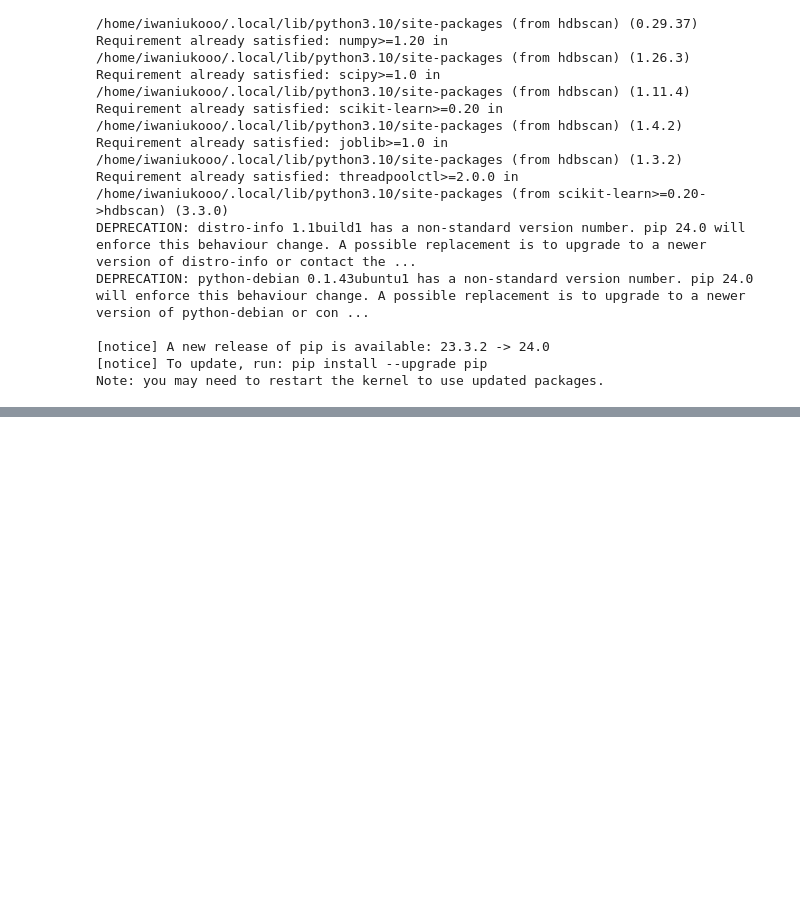
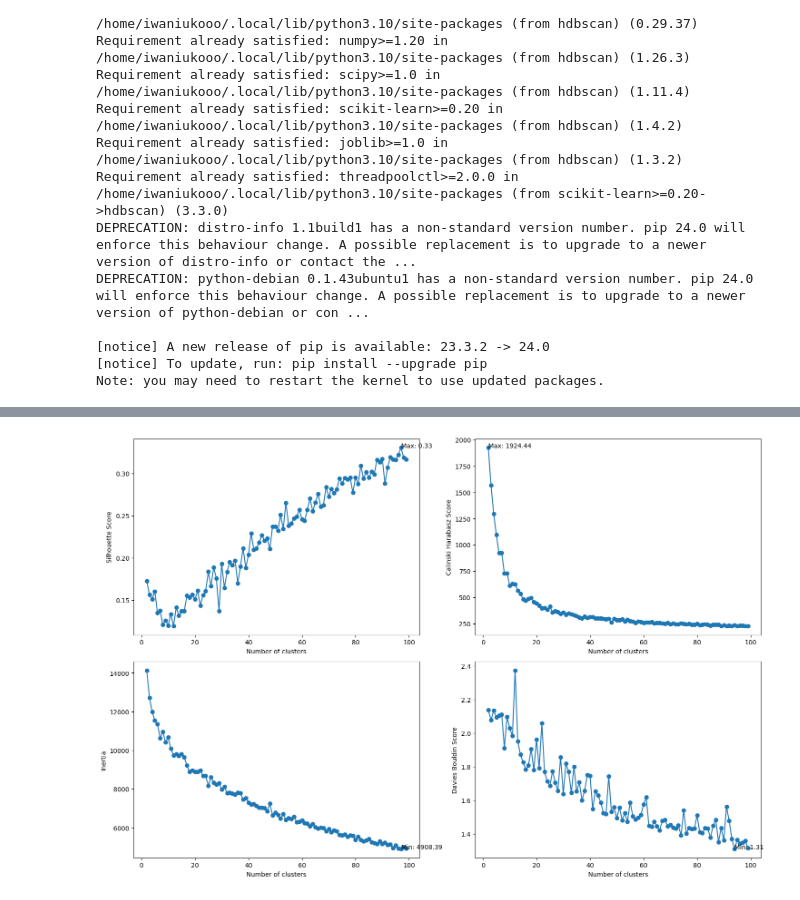
Before and after one commit to kowalskihubert/Google-Places-Clustering, a Jupyter notebook: models.ipynb, the cells around one changed output, grey strips where cells are left out. Cells and saved outputs as stored; diff of their text form; code cells hidden in the pictures; blank space fills up the shorter version.

```diff
--- a/models.ipynb
+++ b/models.ipynb
@@ -314,0 +396,11 @@ plt.show()
+# %%
+#do dummy on cluster_type, PCA n=100
+pca = PCA(n_components=100)
+pca.fit(df_train_scaled_original)
+
+#drop type_cluster from df_train_scaled and add PCA components. But I want it in dataframe
+df_pca = pd.DataFrame(pca.transform(df_train_scaled_original))
+# df_train = df_train.drop(['cluster_type'], axis=1)
+# df_train_scaled = pd.concat([df_train, df_pca], axis=1)
+
+df_pca.head()
@@ -314,0 +445,67 @@ plt.show()
+# %%
+from sklearn.cluster import KMeans
+from sklearn.metrics import silhouette_score, calinski_harabasz_score, davies_bouldin_score
+import matplotlib.pyplot as plt
+
+# Define the range of cluster numbers
+cluster_range = range(2, 100)  # Adjust as needed
+
+# Initialize lists to store the scores and cluster numbers
+silhouette_scores = []
+calinski_harabasz_scores = []
+inertia_scores = []
+davies_bouldin_scores = []
+cluster_numbers = []
+
+# Loop over the cluster numbers
+for n_clusters in cluster_range:
+    # Fit the KMeans model
+    kmeans = KMeans(n_clusters=n_clusters)
+    labels = kmeans.fit_predict(df_pca)
+
+    # Calculate the scores and append them to the lists
+    silhouette_scores.append(silhouette_score(df_pca, labels))
+    calinski_harabasz_scores.append(calinski_harabasz_score(df_pca, labels))
+    inertia_scores.append(kmeans.inertia_)
+    davies_bouldin_scores.append(davies_bouldin_score(df_pca, labels))
+    cluster_numbers.append(n_clusters)
+
+# Plot the scores
+plt.figure(figsize=(15, 10))
+
+plt.subplot(2, 2, 1)
+plt.plot(cluster_numbers, silhouette_scores, marker='o')
+plt.xlabel('Number of clusters')
+plt.ylabel('Silhouette Score')
+max_sil = max(silhouette_scores)
+max_sil_index = silhouette_scores.index(max_sil)
+plt.annotate(f'Max: {max_sil:.2f}', (cluster_numbers[max_sil_index], max_sil))
+
+plt.subplot(2, 2, 2)
+plt.plot(cluster_numbers, calinski_harabasz_scores, marker='o')
+plt.xlabel('Number of clusters')
+plt.ylabel('Calinski Harabasz Score')
+max_cal = max(calinski_harabasz_scores)
+max_cal_index = calinski_harabasz_scores.index(max_cal)
+plt.annotate(f'Max: {max_cal:.2f}', (cluster_numbers[max_cal_index], max_cal))
+
+plt.subplot(2, 2, 3)
+plt.plot(cluster_numbers, inertia_scores, marker='o')
+plt.xlabel('Number of clusters')
+plt.ylabel('Inertia')
+min_iner = min(inertia_scores)
+min_iner_index = inertia_scores.index(min_iner)
+plt.annotate(f'Min: {min_iner:.2f}', (cluster_numbers[min_iner_index], min_iner))
+
+plt.subplot(2, 2, 4)
+plt.plot(cluster_numbers, davies_bouldin_scores, marker='o')
+plt.xlabel('Number of clusters')
+plt.ylabel('Davies Bouldin Score')
+min_dav = min(davies_bouldin_scores)
+min_dav_index = davies_bouldin_scores.index(min_dav)
+plt.annotate(f'Min: {min_dav:.2f}', (cluster_numbers[min_dav_index], min_dav))
+
+plt.tight_layout()
+plt.show()
+# %% [output]
+[figure, added]
```
Also changed, not shown: parts of 39 cells of this notebook, 1 other file.
